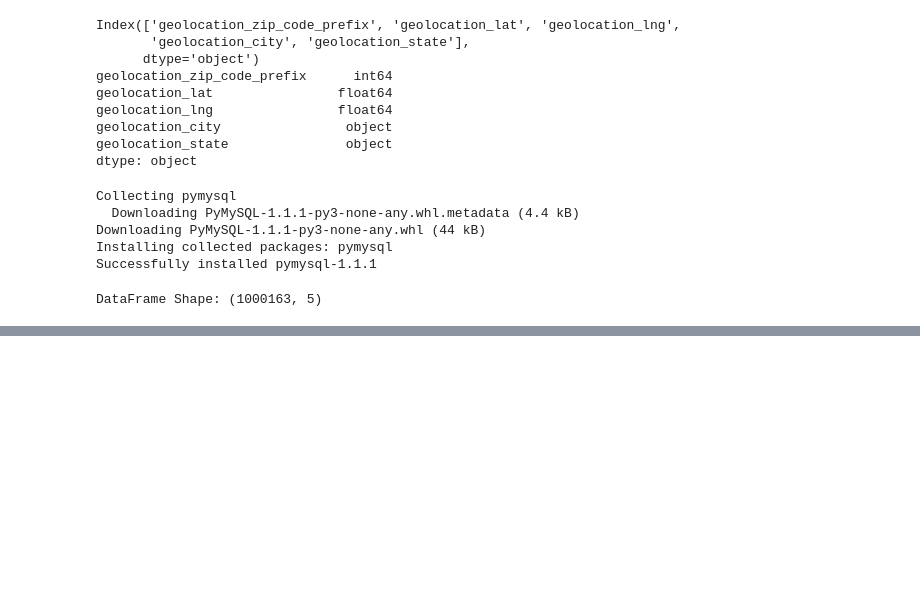
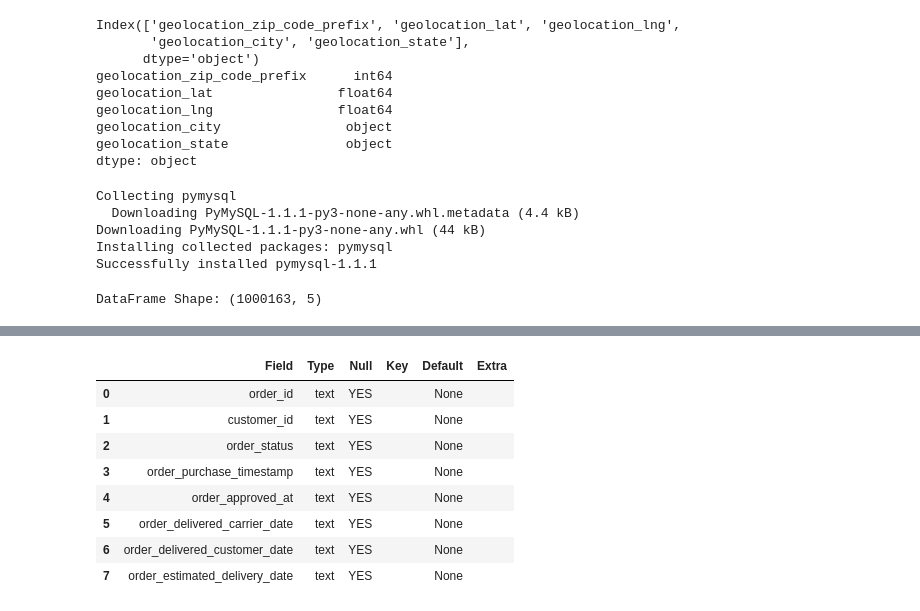
Before and after one commit to yeoyun/Brazilian-E-Commerce-by-Olist, a Jupyter notebook: 00.preprocess/test.ipynb, the cells around one changed output, grey strips where cells are left out. Cells and saved outputs as stored; diff of their text form; code cells hidden in the pictures; blank space fills up the shorter version.

```diff
--- a/00.preprocess/test.ipynb
+++ b/00.preprocess/test.ipynb
@@ -91,0 +145,12 @@ with engine.connect() as conn:
+# %%
+pd.read_sql("DESCRIBE olist_orders;", engine)
+# %% [output]
+|  | Field | Type | Null | Key | Default | Extra |
+| 0 | order_id | text | YES |  | None |  |
+| 1 | customer_id | text | YES |  | None |  |
+| 2 | order_status | text | YES |  | None |  |
+| 3 | order_purchase_timestamp | text | YES |  | None |  |
+| 4 | order_approved_at | text | YES |  | None |  |
+| 5 | order_delivered_carrier_date | text | YES |  | None |  |
+| 6 | order_delivered_customer_date | text | YES |  | None |  |
+| 7 | order_estimated_delivery_date | text | YES |  | None |  |
```
Also changed, not shown: parts of 19 cells of this notebook, 41 other files.
